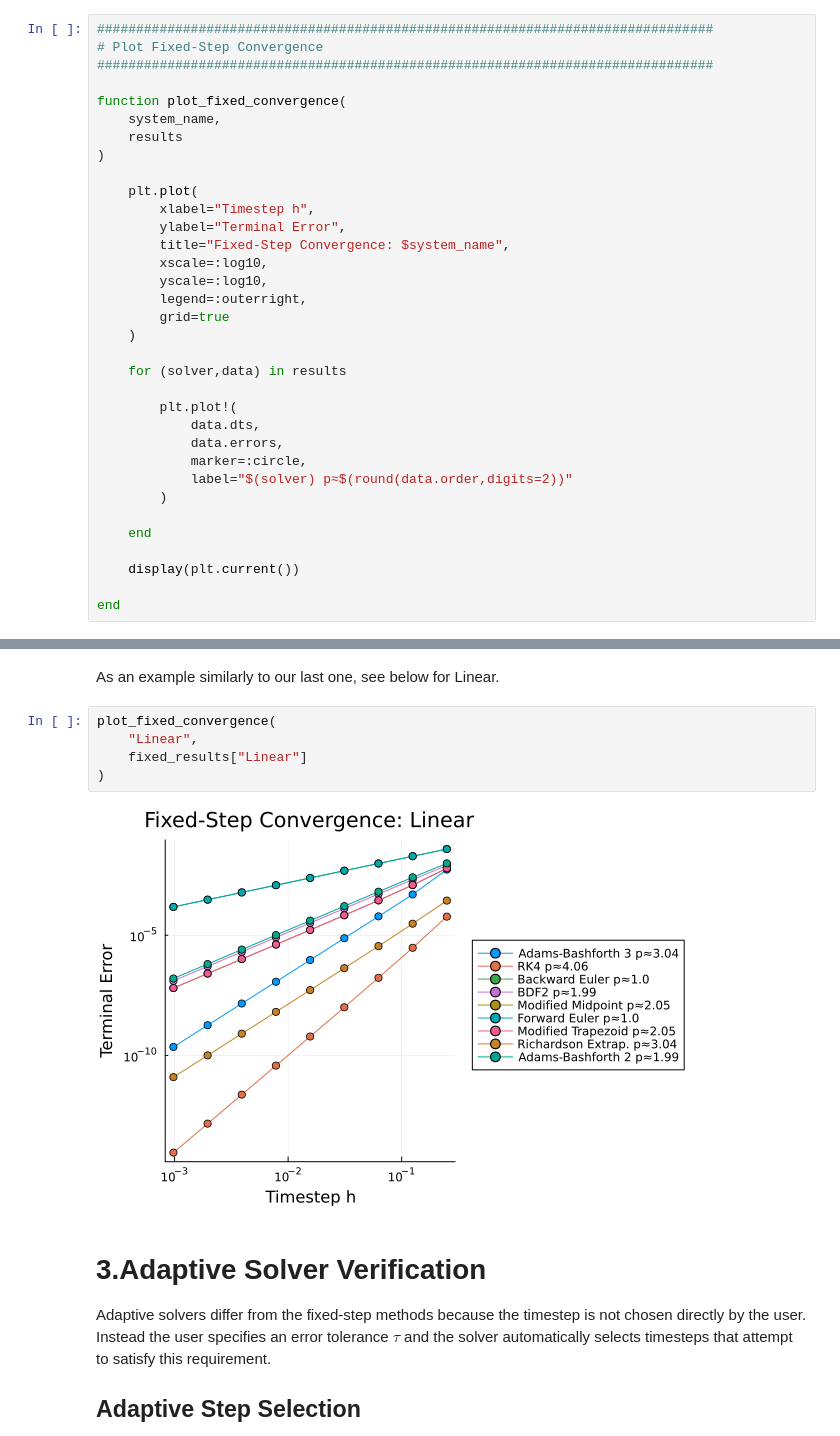
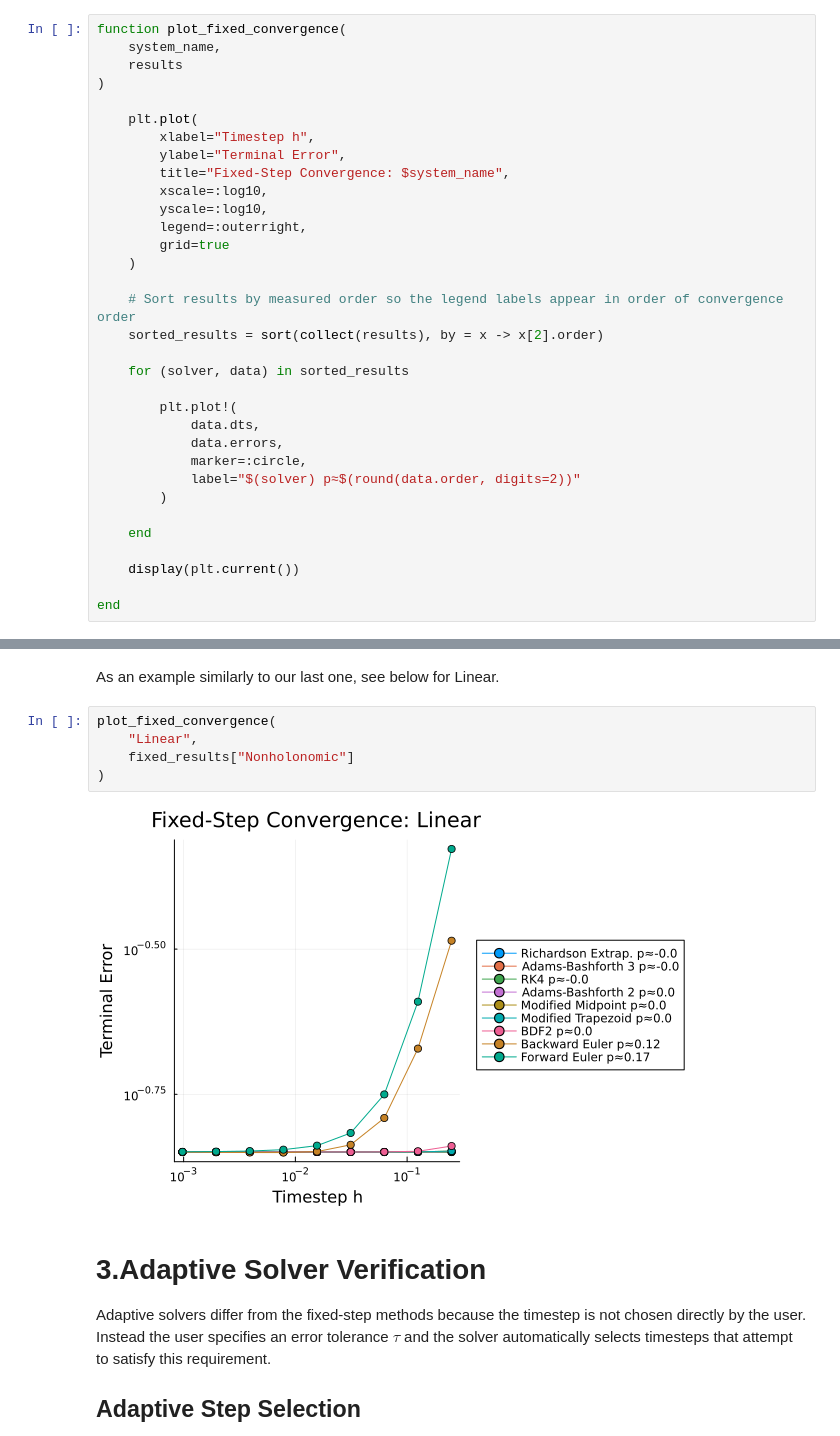
Before and after one commit to wiclark/HybridDynamics.jl, a Jupyter notebook: scraps/TestingNotebook.ipynb, the cells around one changed output, grey strips where cells are left out. Saved outputs shown, nothing was run; the diff lists cells and outputs as text.

```diff
--- a/scraps/TestingNotebook.ipynb
+++ b/scraps/TestingNotebook.ipynb
@@ -996,10 +942,6 @@ Adams-Bashforth 2        2.0         1.9093      0.0907
 
 Each plot displays error vs. timestep size $h$ on logarithmic axes.
 # %%
-###############################################################################
-# Plot Fixed-Step Convergence
-###############################################################################
-
 function plot_fixed_convergence(
     system_name,
     results
@@ -1015,13 +957,16 @@ function plot_fixed_convergence(
         grid=true
     )
 
-    for (solver,data) in results
+    # Sort results by measured order so the legend labels appear in order of convergence order
+    sorted_results = sort(collect(results), by = x -> x[2].order)
+
+    for (solver, data) in sorted_results
 
         plt.plot!(
             data.dts,
             data.errors,
             marker=:circle,
-            label="$(solver) p≈$(round(data.order,digits=2))"
+            label="$(solver) p≈$(round(data.order, digits=2))"
         )
 
     end
@@ -1036,10 +981,10 @@ As an example similarly to our last one, see below for Linear.
 # %%
 plot_fixed_convergence(
     "Linear",
-    fixed_results["Linear"]
+    fixed_results["Nonholonomic"]
 )
 # %% [output]
-[figure, old version]
+[figure, new version]
 # %% [markdown]
 # 3.Adaptive Solver Verification
 
```
Also changed, not shown: parts of 17 cells of this notebook.
